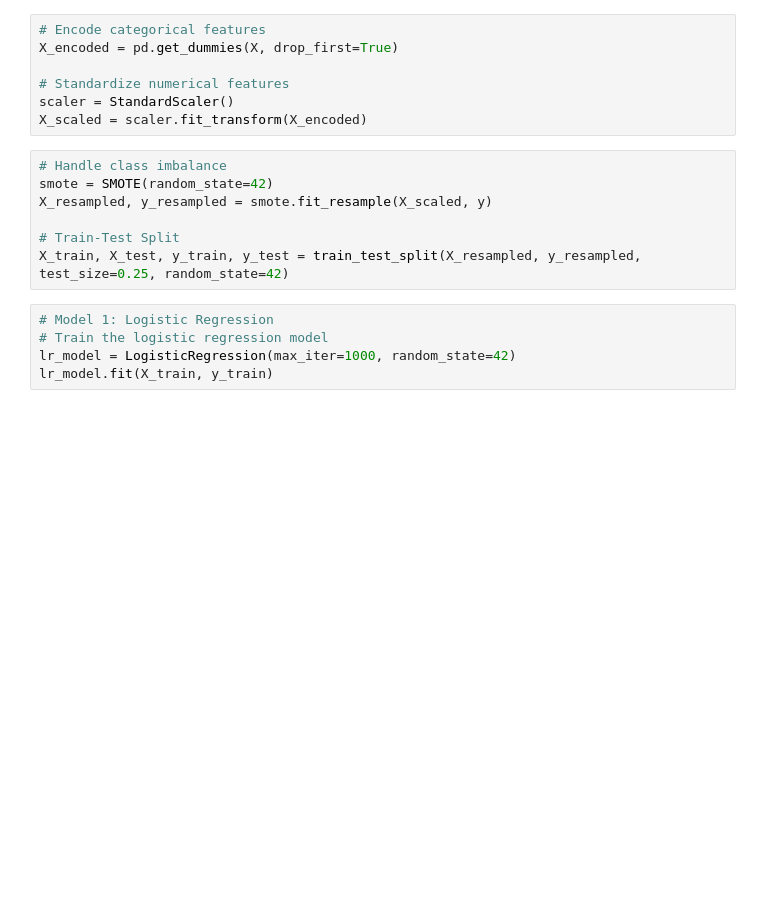
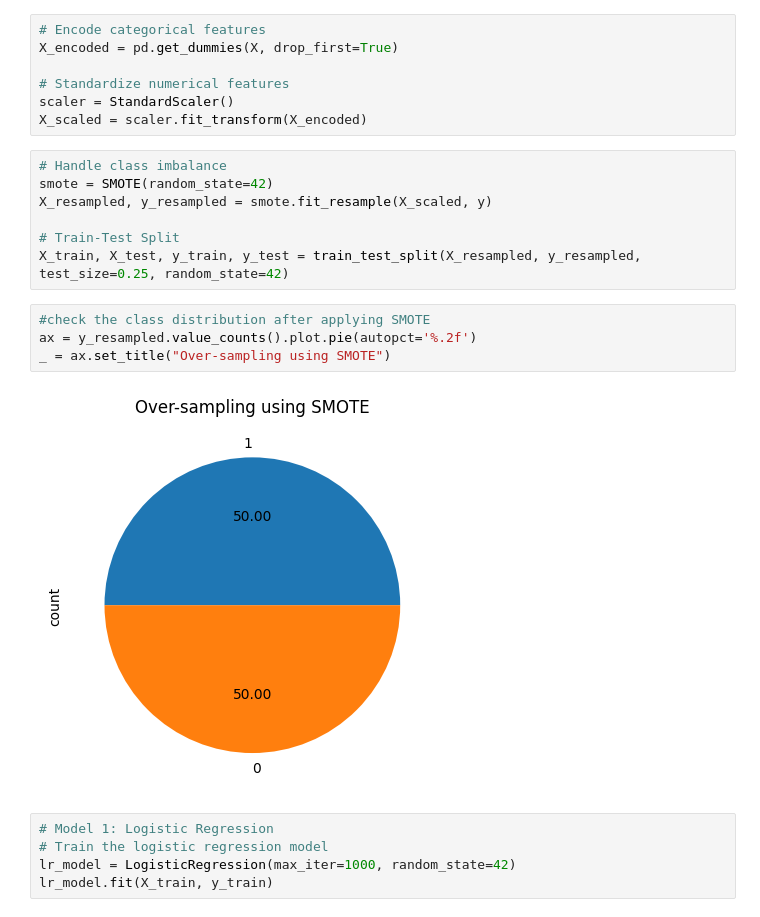
Before and after one commit to Deepika-SenthilKumar/Employee-Attrition-Analysis-and-Prediction, a Jupyter notebook: Employee.ipynb, the cells around one changed output. Drawn from its saved outputs; the diff is of its cells as text; blank space fills up the shorter version.

```diff
--- a/Employee.ipynb
+++ b/Employee.ipynb
@@ -256,6 +255,12 @@ X_resampled, y_resampled = smote.fit_resample(X_scaled, y)
 
 # Train-Test Split
 X_train, X_test, y_train, y_test = train_test_split(X_resampled, y_resampled, test_size=0.25, random_state=42)
+# %%
+#check the class distribution after applying SMOTE
+ax = y_resampled.value_counts().plot.pie(autopct='%.2f')
+_ = ax.set_title("Over-sampling using SMOTE")
+# %% [output]
+[figure, added]
 # %%
 # Model 1: Logistic Regression
 # Train the logistic regression model
```
Also changed, not shown: parts of 1 cell of this notebook.
